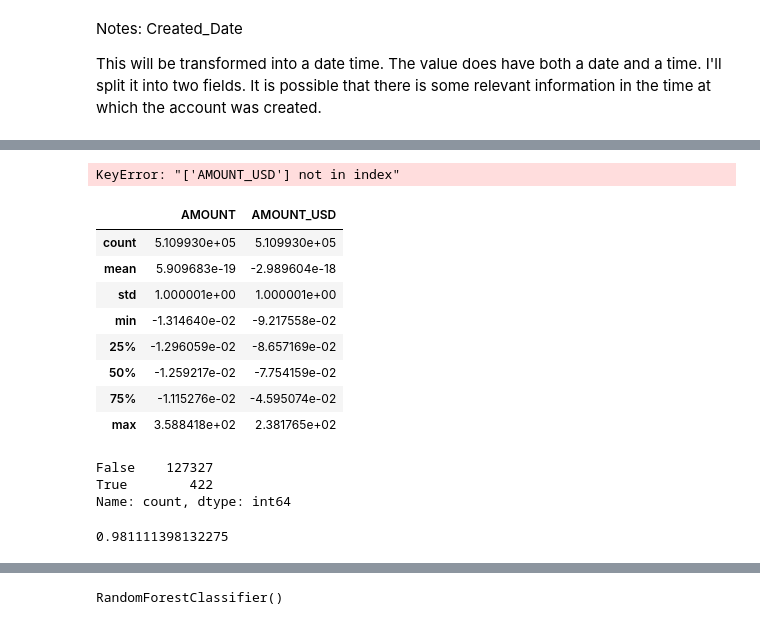
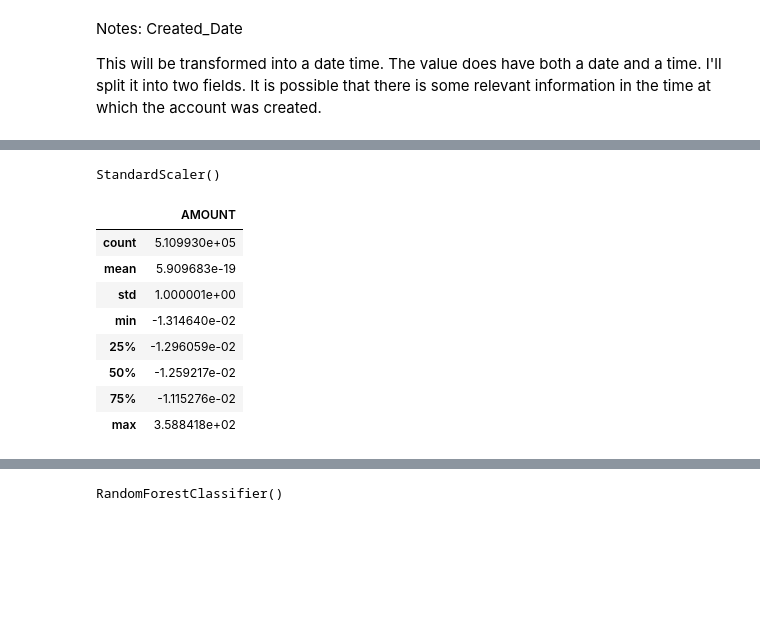
Before and after one commit to schraj/shallow-algo-data-projects, a Jupyter notebook: 1. Fraud Detection.ipynb, the cells around one changed output, grey strips where cells are left out. Cells and saved outputs as stored; diff of their text form; code cells hidden in the pictures; blank space fills up the shorter version.

```diff
--- a/1. Fraud Detection.ipynb
+++ b/1. Fraud Detection.ipynb
@@ -411,6 +565,7 @@ for i in range(X_corr.shape[0]):
         if X_corr.iloc[i,j] >= threshold:
             if columns[j]:
                 columns[j] = False
+columns = np.insert(columns, 0, True, axis=0)
 selected_columns = X.columns[columns]
 selected_columns
 
@@ -418,5 +612,7 @@ X = X[selected_columns]
 # %%
 from sklearn.model_selection import train_test_split
+X.drop(columns=['ID_x'], inplace=True)
+X.drop(columns=['STATE_x_LOCKED'], inplace=True)
 y = Y
 X_train, X_test, y_train, y_test = train_test_split(X, y, test_size=0.2, random_state=42)
 # %%
@@ -431,21 +630,21 @@ Index(['HAS_EMAIL', 'BIRTH_YEAR', 'OUTLIER_HIGH', 'OUTLIER_HIGH_2',
 # %%
 from sklearn.preprocessing import StandardScaler
 scaler = StandardScaler()
-scaler.fit(X_train[["AMOUNT", "AMOUNT_USD"]])
+scaler.fit(X_train[["AMOUNT"]])
 # %% [output]
-KeyError: "['AMOUNT_USD'] not in index"
+StandardScaler()
 # %%
-X_train[["AMOUNT", "AMOUNT_USD"]] = scaler.transform(X_train[["AMOUNT", "AMOUNT_USD"]])
-X_test[["AMOUNT", "AMOUNT_USD"]] = scaler.transform(X_test[["AMOUNT", "AMOUNT_USD"]])
+X_train[["AMOUNT"]] = scaler.transform(X_train[["AMOUNT"]])
+X_test[["AMOUNT"]] = scaler.transform(X_test[["AMOUNT"]])
 # %%
-X_train[["AMOUNT", "AMOUNT_USD"]].describe()
+X_train[["AMOUNT"]].describe()
 # %% [output]
-|  | AMOUNT | AMOUNT_USD |
-| count | 5.109930e+05 | 5.109930e+05 |
-| mean | 5.909683e-19 | -2.989604e-18 |
-| std | 1.000001e+00 | 1.000001e+00 |
-| min | -1.314640e-02 | -9.217558e-02 |
-| 25% | -1.296059e-02 | -8.657169e-02 |
-| 50% | -1.259217e-02 | -7.754159e-02 |
-| 75% | -1.115276e-02 | -4.595074e-02 |
-| max | 3.588418e+02 | 2.381765e+02 |
+|  | AMOUNT |
+| count | 5.109930e+05 |
+| mean | 5.909683e-19 |
+| std | 1.000001e+00 |
+| min | -1.314640e-02 |
+| 25% | -1.296059e-02 |
+| 50% | -1.259217e-02 |
+| 75% | -1.115276e-02 |
+| max | 3.588418e+02 |
@@ -459,11 +650,0 @@ y_pred = linear.predict(X_test)
-# %%
-res = pd.DataFrame(y_pred)
-res.value_counts()
-# %% [output]
-False    127327
-True        422
-Name: count, dtype: int64
-# %%
-linear.score(X_test, y_test)
-# %% [output]
-0.981111398132275
```
Also changed, not shown: parts of 107 cells of this notebook.
